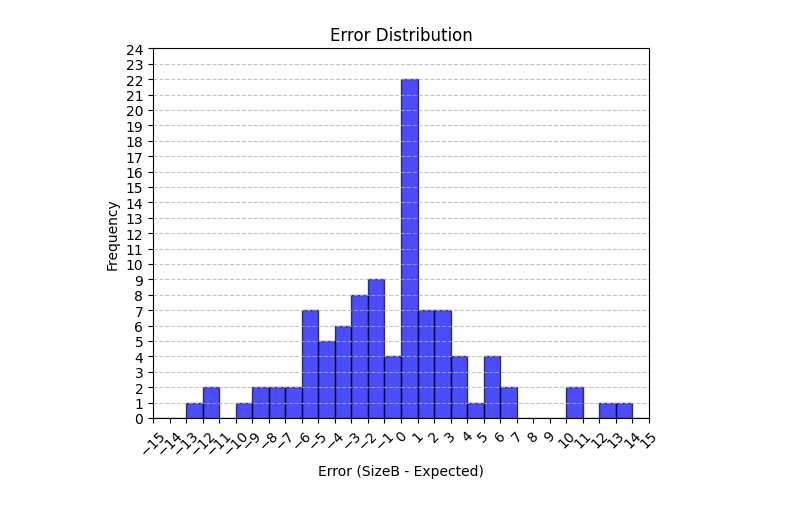
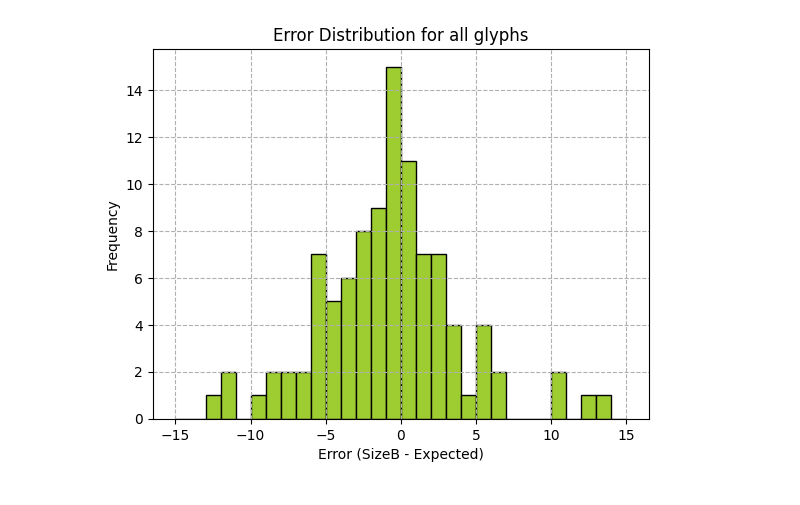
Before and after one commit to provajuli/BP, a Jupyter notebook: data/error.ipynb, the cells around one changed output. Cells and saved outputs as stored; diff of their text form; code cells hidden in the pictures.

Commit message:
add error distribution for different glyph_types

```diff
--- a/data/error.ipynb
+++ b/data/error.ipynb
@@ -35,19 +47,15 @@ with open(input_file, "r") as f:
 # %%
 # tady budeme plotovat chybu, histogram
 import matplotlib.pyplot as plt
 import numpy as np
 
-plt.hist(diffs, bins=np.arange(-15, 16, 1), alpha=0.7, color='blue', edgecolor='black')
-
-plt.xlim(-15, 15)
-plt.xticks(range(-15, 16, 1), rotation=45)
-plt.yticks(range(0, 25, 1))
+plt.hist(diffs_all, bins=np.arange(-15, 16, 1), edgecolor='black', color=np.random.rand(3))
 
 plt.xlabel("Error (SizeB - Expected)")
 plt.ylabel("Frequency")
-plt.title("Error Distribution")
-plt.grid(axis='y', linestyle='--', alpha=0.75)
+plt.title("Error Distribution for all glyphs")
+plt.grid(linestyle='--')
 
 plt.show()
 # %% [output]
-[figure, old version]
+[figure, new version]
```
Also changed, not shown: parts of 2 cells of this notebook, 2 other files.
